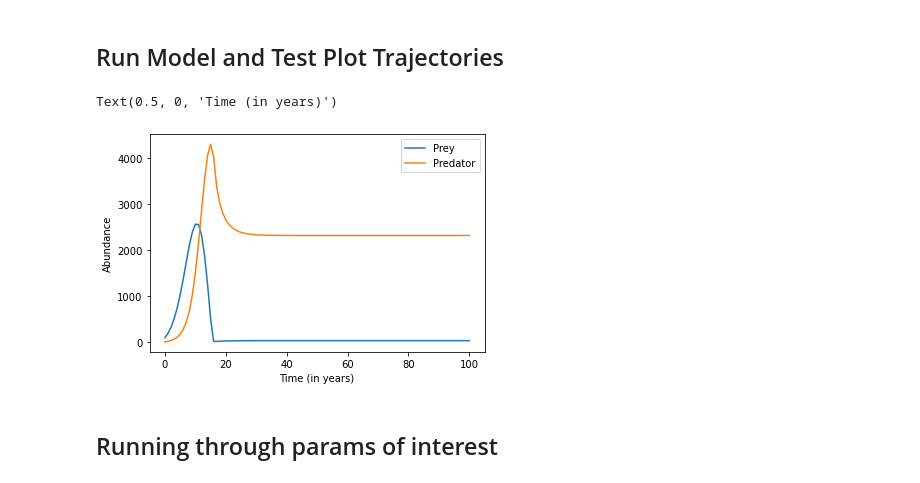
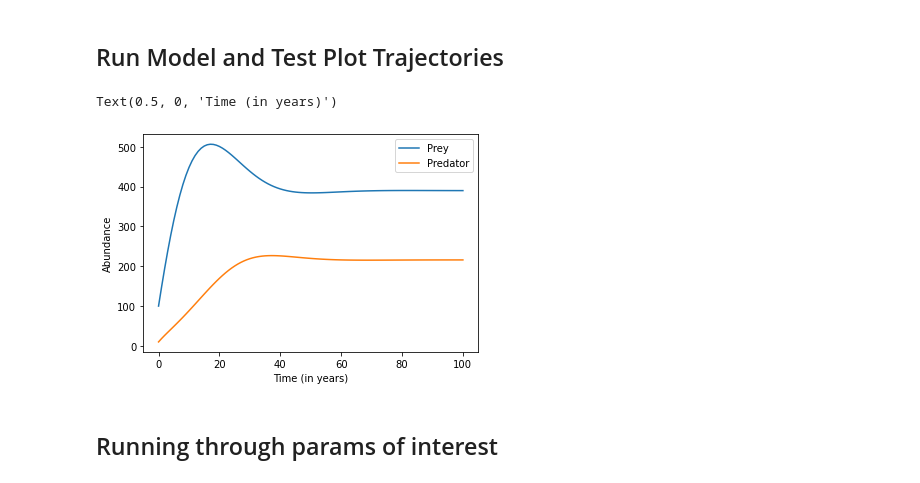
Before and after one commit to srahnke/Pred_Prey_Theory, a Jupyter notebook: GSA_pred_prey.ipynb, the cells around one changed output. Saved outputs shown, nothing was run; the diff lists cells and outputs as text; code cells hidden in the pictures.

```diff
--- a/GSA_pred_prey.ipynb
+++ b/GSA_pred_prey.ipynb
@@ -72,57 +72,56 @@ def RK2(H, P, parameters_dict):
 # %%
 # Function to run the model
 
-def run_model(INIT_H, INIT_P, parameters_dict):
+def run_model(INIT_N, INIT_P, parameters_dict):
 
     numyears = parameters_dict['numyears']
 
-    H_array = np.zeros(numyears+1)
+    N_array = np.zeros(numyears+1)
     P_array = np.zeros(numyears+1)
-    H_harvest_array = np.zeros(numyears+1)
+    N_harvest_array = np.zeros(numyears+1)
     P_harvest_array = np.zeros(numyears+1)
 
-    H_array[0] = INIT_H #Starting biomass of herbivore
+    N_array[0] = INIT_N #Starting biomass of herbivore
     P_array[0] = INIT_P #Starting biomass of predator
-    H_harvest_array[0] = 0
+    N_harvest_array[0] = 0
     P_harvest_array[0] = 0
 
     for i in np.arange(0,numyears):
-        H_array[i+1], P_array[i+1], H_harvest_array[i+1], P_harvest_array[i+1] \
-            = RK2(H_array[i], P_array[i], parameters_dict)
+        N_array[i+1], P_array[i+1], N_harvest_array[i+1], P_harvest_array[i+1] \
+            = RK2(N_array[i], P_array[i], parameters_dict)
         i = i+1
 
-    return H_array, P_array, H_harvest_array, P_harvest_array
+    return N_array, P_array, N_harvest_array, P_harvest_array
 # %% [markdown]
 ## Run Model and Test Plot Trajectories
 # %%
 #Run model simulation
-
 numyears = 100 # number of years to run simulation
 
 #Herbivore parameters:
-r_H = 0.4 # growth rate of herbivores
-K_H = 5000 # carrying capacity of herbivores
-theta_H = 50 # immigration of herbivores
+r_N = 0.4 # growth rate of herbivores
+K_N = 5000 # carrying capacity of herbivores
+theta_N = 50 # immigration of herbivores
 c = 0.4 #additional mortality of H
 d = 500 # value of H when predation half its max value
-q_H = 1. # proportionality constant for herbivore harvest
-E_H = 0.0 # Effort for herbivore harvest (0.05 = limit cycle, 0.2 = stable state)
+q_N = 1. # proportionality constant for herbivore harvest
+E_N = 0.4 # Effort for herbivore harvest (0.05 = limit cycle, 0.2 = stable state)
 #Predator parameters:
 r_P = 0.2 # growth rate of predator
 K_P = 2000 # carrying capactiy of predators
 b = 0.4 # additional growth of P due to H
 theta_P = 10 # immigration of predators
 q_P = 1. # proportionality constant for predator harvest
-E_P = 0.0 # Effort for predator harvest
+E_P = 0.4 # Effort for predator harvest
 
 parameters_dict = {'numyears': numyears,
-                  'r_H': r_H,
-                  'K_H': K_H,
-                  'theta_H': theta_H,
+                  'r_N': r_N,
+                  'K_N': K_N,
+                  'theta_N': theta_N,
                   'c': c,
                   'd': d,
-                  'E_H': E_H,
-                  'q_H': q_H,
+                  'E_N': E_N,
+                  'q_N': q_N,
                   'r_P': r_P,
                   'K_P': K_P,
                   'theta_P': theta_P,
@@ -131,19 +130,19 @@ parameters_dict = {'numyears': numyears,
                   'E_P': E_P,
                   }
 
-H0 = 100
+N0 = 100
 P0 = 10
 
-H_array, P_array, H_harvest_array, P_harvest_array = run_model(H0, P0, parameters_dict)
+N_array, P_array, N_harvest_array, P_harvest_array = run_model(N0, P0, parameters_dict)
 # %%
-plt.plot(H_array, label='Prey')
+plt.plot(N_array, label='Prey')
 plt.plot(P_array, label='Predator')
 plt.legend()
 plt.ylabel("Abundance")
 plt.xlabel("Time (in years)")
 # %% [output]
 Text(0.5, 0, 'Time (in years)')
-[figure, old version]
+[figure, new version]
 # %% [markdown]
 ## Running through params of interest
 # %%
```
Also changed, not shown: parts of 16 cells of this notebook, 8 other files.
